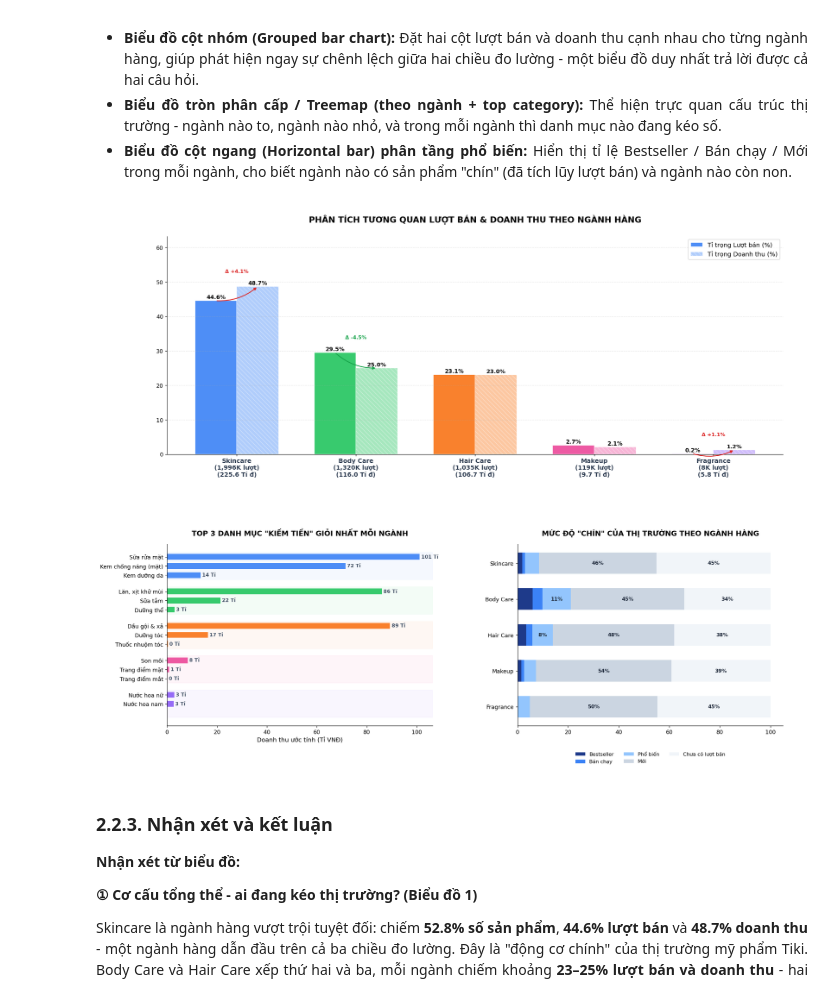
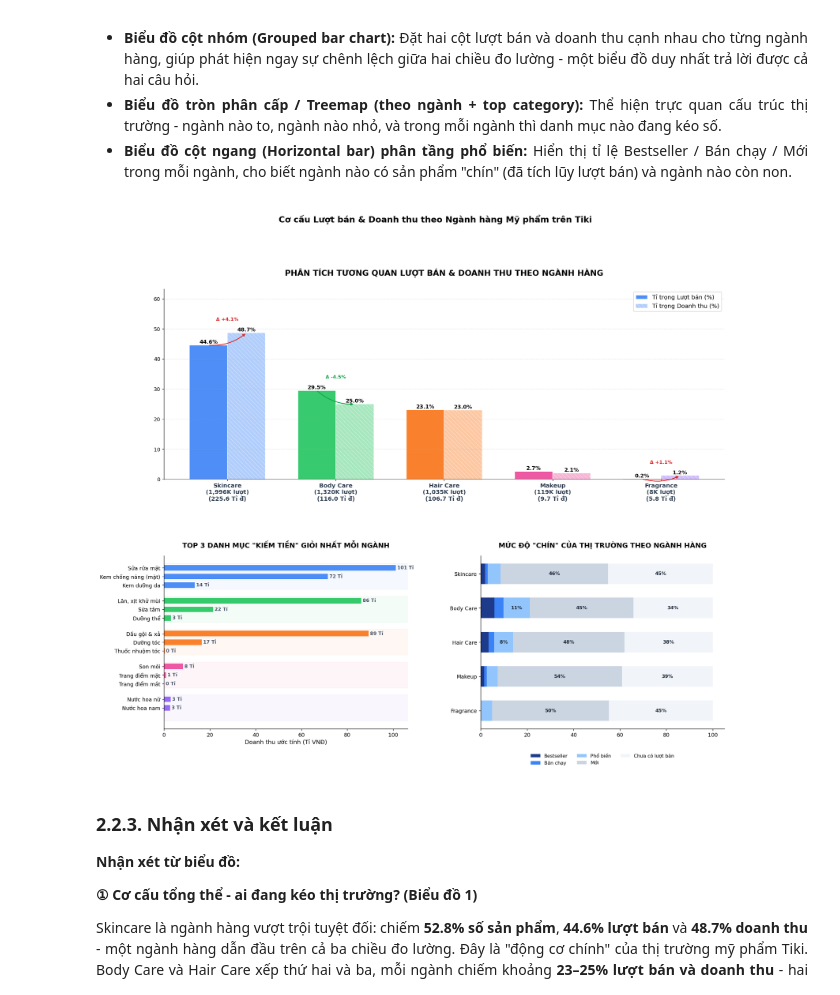
Before and after one commit to TrucHang676/TQH-LAB010-N5, a Jupyter notebook: notebooks/DataVisualization _ 23120201.ipynb, the cells around one changed output. Cells and saved outputs as stored; diff of their text form; code cells hidden in the pictures.

```diff
--- a/notebooks/DataVisualization _ 23120201.ipynb
+++ b/notebooks/DataVisualization _ 23120201.ipynb
@@ -298,13 +298,60 @@ Mục tiêu 1 đã chỉ ra *ai* đang chiếm ưu thế thị phần (hàng ngo
 import matplotlib.patches as mpatches
 import matplotlib.ticker as mticker
 
-# 1. Cài đặt lại Layout
-fig = plt.figure(figsize=(20, 16))
-gs = fig.add_gridspec(2, 2, hspace=0.45, wspace=0.32, height_ratios=[1.2, 1])
+# ── 1. Chuẩn bị dữ liệu ─────────────────────────────────────
+# Tổng hợp theo 5 ngành hàng chính
+grp = (
+    df.groupby('product_type')
+    .agg(
+        n_products    = ('product_id',       'count'),
+        total_sold    = ('sold_count',        'sum'),
+        total_rev     = ('estimated_revenue', 'sum'),
+    )
+    .sort_values('total_rev', ascending=False)
+    .reset_index()
+)
+grp['rev_share']     = grp['total_rev']  / grp['total_rev'].sum()  * 100
+grp['sold_share']    = grp['total_sold'] / grp['total_sold'].sum() * 100
+grp['product_share'] = grp['n_products'] / grp['n_products'].sum() * 100
 
-ax_dual = fig.add_subplot(gs[0, :])
-ax_cat  = fig.add_subplot(gs[1, 0])
-ax_tier = fig.add_subplot(gs[1, 1])
+# Top 4 category theo doanh thu trong mỗi ngành (cho treemap-style bar)
+top_cats = (
+    df.groupby(['product_type', 'category'])
+    .agg(cat_sold=('sold_count','sum'), cat_rev=('estimated_revenue','sum'))
+    .reset_index()
+    .sort_values(['product_type', 'cat_rev'], ascending=[True, False])
+    .groupby('product_type')
+    .head(4)
+)
+
+# Tỉ lệ popularity tier theo ngành
+tier_order  = ['Bestseller', 'Bán chạy', 'Phổ biến', 'Mới', 'Chưa có lượt bán']
+tier_colors = ['#1D4ED8', '#60A5FA', '#93C5FD', '#E2E8F0', '#CBD5E1']
+pop_pct = (
+    pd.crosstab(df['product_type'], df['popularity_tier'], normalize='index') * 100
+)[tier_order].loc[grp['product_type']]   # giữ thứ tự theo doanh thu
+
+# Màu riêng cho từng ngành
+TYPE_COLORS = {
+    'Skincare' : '#3B82F6',
+    'Body Care': '#22C55E',
+    'Hair Care': '#F97316',
+    'Makeup'   : '#EC4899',
+    'Fragrance': '#8B5CF6',
+}
+bar_colors_type = [TYPE_COLORS[t] for t in grp['product_type']]
+
+# ── 2. Layout biểu đồ ────────────────────────────────────────
+fig = plt.figure(figsize=(19, 15))
+gs  = fig.add_gridspec(2, 2, hspace=0.42, wspace=0.30,
+                        height_ratios=[1.1, 1])
+
+ax_dual  = fig.add_subplot(gs[0, :])   # Grouped bar — full width hàng trên
+ax_cat   = fig.add_subplot(gs[1, 0])   # Top category theo ngành
+ax_tier  = fig.add_subplot(gs[1, 1])   # Popularity tier stacked
+
+fig.suptitle('Cơ cấu Lượt bán & Doanh thu theo Ngành hàng Mỹ phẩm trên Tiki',
+             fontsize=16, fontweight='bold', y=1.01)
 
 # Biểu đồ 1: Grouped bar — sold share vs rev shar
 n_types = len(grp)
@@ -371,34 +418,34 @@ for bar in bars_c:
                 va='center', fontsize=9, fontweight='bold', color='#475569')
 
 ax_cat.set_title('TOP 3 DANH MỤC "KIẾM TIỀN" GIỎI NHẤT MỖI NGÀNH', fontsize=13, fontweight='bold', pad=15)
 ax_cat.set_xlabel('Doanh thu ước tính (Tỉ VNĐ)', fontsize=11)
 ax_cat.spines['right'].set_visible(False)
 ax_cat.spines['top'].set_visible(False)
 
 # Biểu đồ 3: Stacked bar — Popularity Tier
 tier_colors_v2 = ['#1E3A8A', '#3B82F6', '#93C5FD', '#CBD5E1', '#F1F5F9']
 left_vals = np.zeros(n_types)
 
 for tier, color in zip(tier_order, tier_colors_v2):
     vals = pop_pct[tier].values
     bars = ax_tier.barh(grp['product_type'], vals, left=left_vals, color=color, label=tier, height=0.6)
     for bar, v in zip(bars, vals):
         if v > 7:
             ax_tier.text(bar.get_x() + bar.get_width()/2, bar.get_y() + bar.get_height()/2,
                          f'{v:.0f}%', ha='center', va='center', fontsize=9, fontweight='bold',
                          color='white' if color == '#1E3A8A' else '#1E293B')
     left_vals += vals
 
 ax_tier.set_title('MỨC ĐỘ "CHÍN" CỦA THỊ TRƯỜNG THEO NGÀNH HÀNG', fontsize=13, fontweight='bold', pad=15)
 ax_tier.legend(loc='upper center', bbox_to_anchor=(0.5, -0.12), ncol=3, fontsize=9, frameon=False)
 ax_tier.invert_yaxis()
 ax_tier.spines['right'].set_visible(False)
 ax_tier.spines['top'].set_visible(False)
 
 plt.tight_layout()
 plt.show()
 # %% [output]
-[figure, old version]
+[figure, new version]
 # %% [markdown]
 ### **2.2.3. Nhận xét và kết luận**
 <div style="text-align: justify">
```
Also changed, not shown: parts of 1 cell of this notebook, 4 other files.
